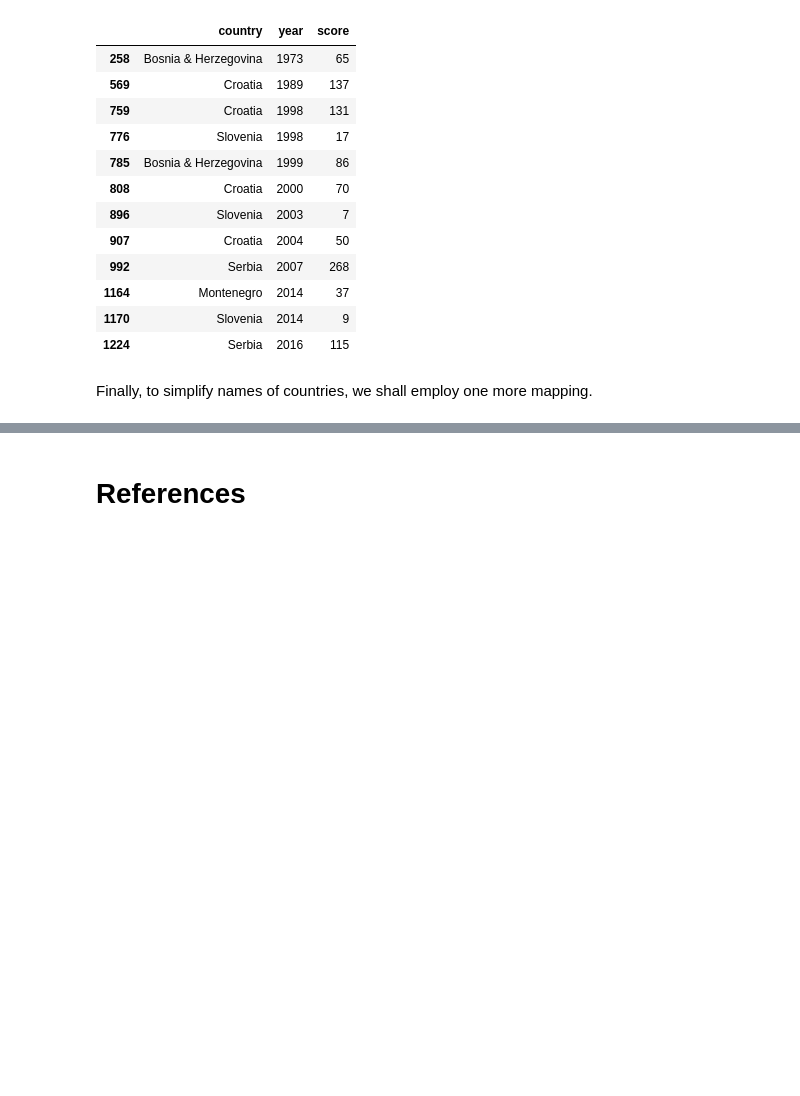
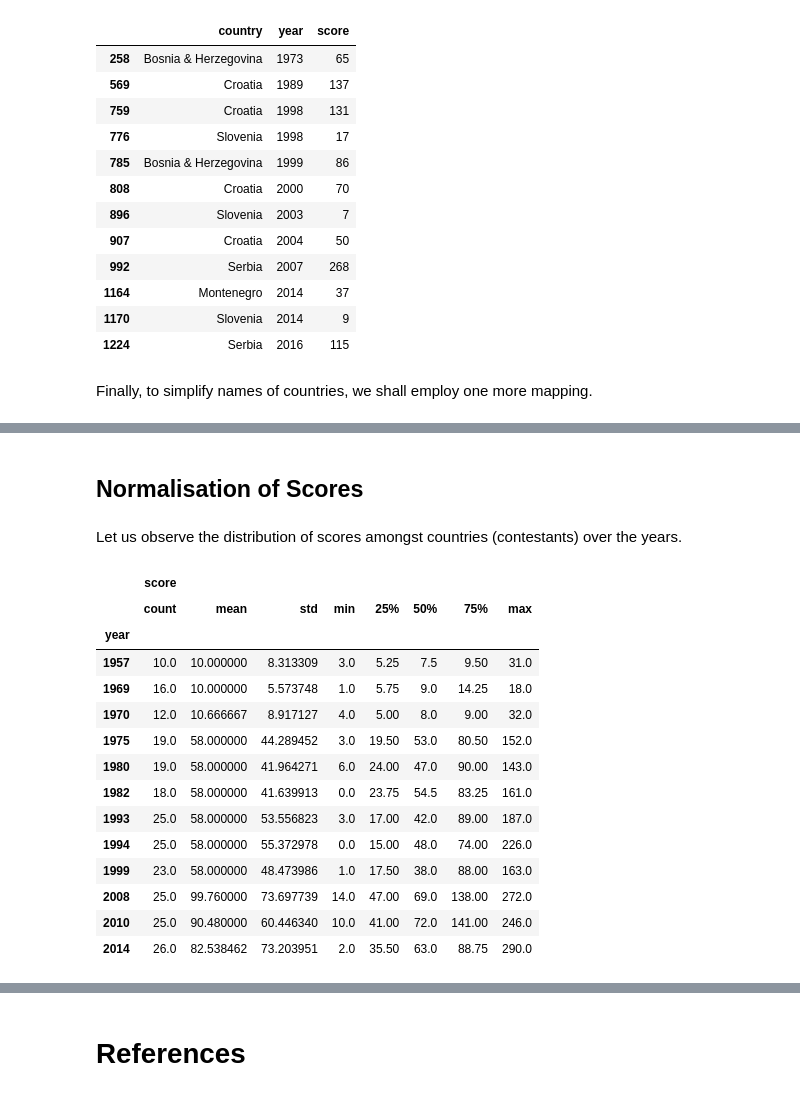
Before and after one commit to DavorPenzar/eurovision, a Jupyter notebook: Transform_Raw_Scores_Data.ipynb, the cells around one changed output, grey strips where cells are left out. Saved outputs shown, nothing was run; the diff lists cells and outputs as text; code cells hidden in the pictures; blank space fills up the shorter version.

```diff
--- a/Transform_Raw_Scores_Data.ipynb
+++ b/Transform_Raw_Scores_Data.ipynb
@@ -478,0 +492,23 @@ df.loc[df.country == 'The Netherlands', 'country'] = 'Netherlands'
+# %% [markdown]
+## Normalisation of Scores
+# %% [markdown]
+Let us observe the distribution of scores amongst countries (contestants) over the years.
+# %%
+scores = df.loc[:, ['year', 'score']].groupby('year').describe()
+scores.sample(12, replace = False, random_state = 2020).sort_index()
+# %% [output]
+|  | score |  |  |  |  |  |  |  |
+|  | count | mean | std | min | 25% | 50% | 75% | max |
+| year |  |  |  |  |  |  |  |  |
+| 1957 | 10.0 | 10.000000 | 8.313309 | 3.0 | 5.25 | 7.5 | 9.50 | 31.0 |
+| 1969 | 16.0 | 10.000000 | 5.573748 | 1.0 | 5.75 | 9.0 | 14.25 | 18.0 |
+| 1970 | 12.0 | 10.666667 | 8.917127 | 4.0 | 5.00 | 8.0 | 9.00 | 32.0 |
+| 1975 | 19.0 | 58.000000 | 44.289452 | 3.0 | 19.50 | 53.0 | 80.50 | 152.0 |
+| 1980 | 19.0 | 58.000000 | 41.964271 | 6.0 | 24.00 | 47.0 | 90.00 | 143.0 |
+| 1982 | 18.0 | 58.000000 | 41.639913 | 0.0 | 23.75 | 54.5 | 83.25 | 161.0 |
+| 1993 | 25.0 | 58.000000 | 53.556823 | 3.0 | 17.00 | 42.0 | 89.00 | 187.0 |
+| 1994 | 25.0 | 58.000000 | 55.372978 | 0.0 | 15.00 | 48.0 | 74.00 | 226.0 |
+| 1999 | 23.0 | 58.000000 | 48.473986 | 1.0 | 17.50 | 38.0 | 88.00 | 163.0 |
+| 2008 | 25.0 | 99.760000 | 73.697739 | 14.0 | 47.00 | 69.0 | 138.00 | 272.0 |
+| 2010 | 25.0 | 90.480000 | 60.446340 | 10.0 | 41.00 | 72.0 | 141.00 | 246.0 |
+| 2014 | 26.0 | 82.538462 | 73.203951 | 2.0 | 35.50 | 63.0 | 88.75 | 290.0 |
```
Also changed, not shown: parts of 22 cells of this notebook.
